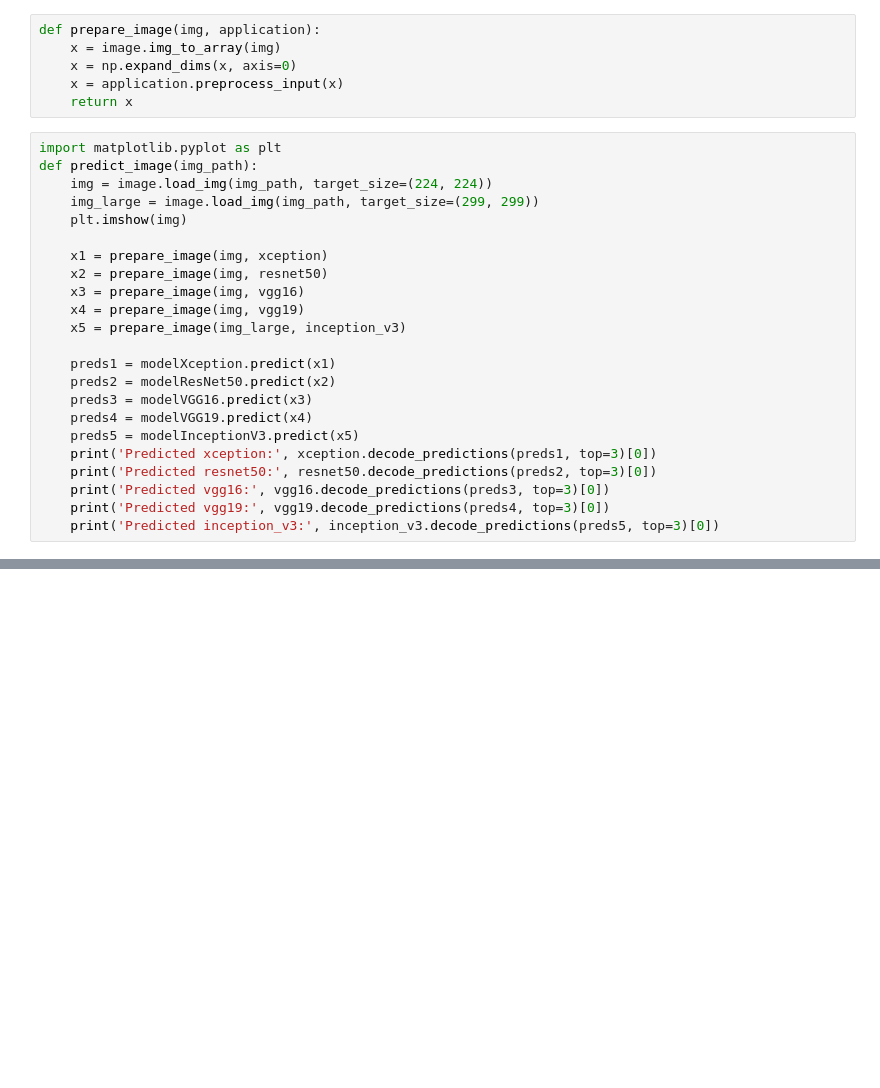
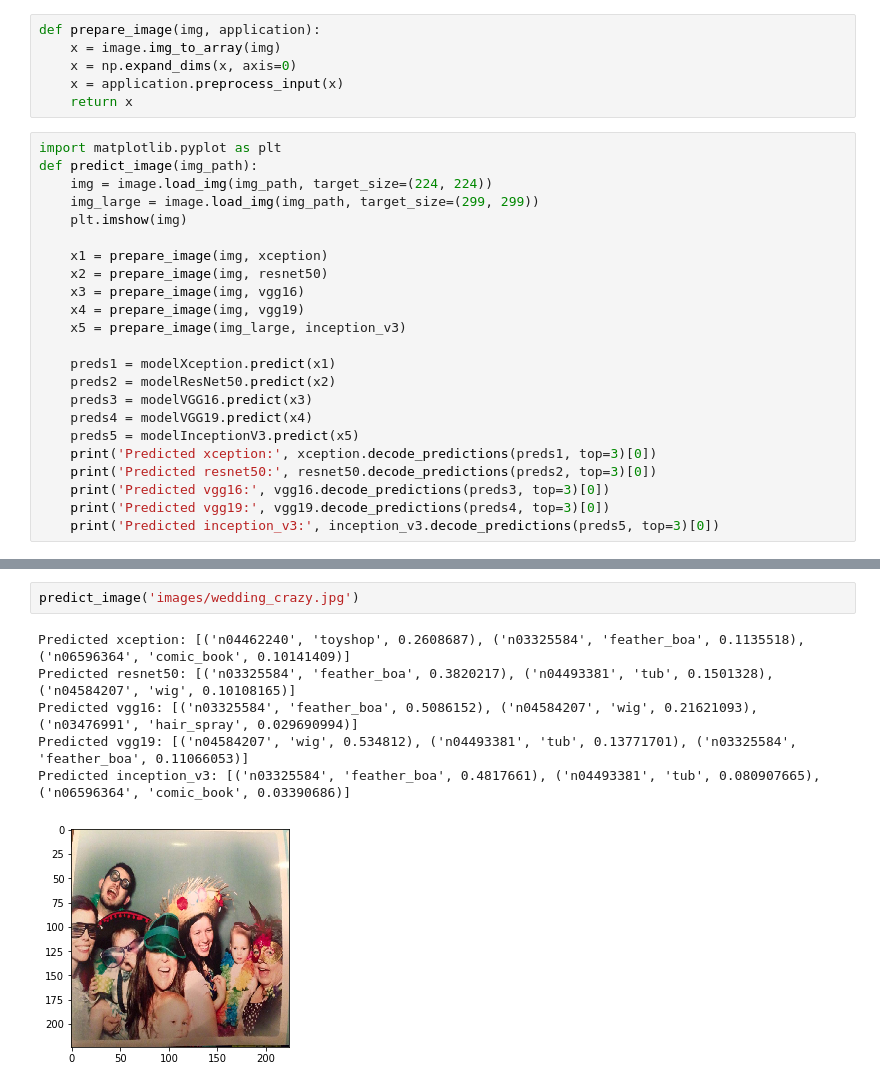
Before and after one commit to kjprice/deep-learning-with-python, a Jupyter notebook: Classify with pretrained model.ipynb, the cells around one changed output, grey strips where cells are left out. Drawn from its saved outputs; the diff is of its cells as text; blank space fills up the shorter version.

```diff
--- a/Classify with pretrained model.ipynb
+++ b/Classify with pretrained model.ipynb
@@ -98,0 +94,9 @@ Predicted inception_v3: [('n04116512', 'rubber_eraser', 0.67845994), ('n04118776
+# %%
+predict_image('images/wedding_crazy.jpg')
+# %% [output]
+Predicted xception: [('n04462240', 'toyshop', 0.2608687), ('n03325584', 'feather_boa', 0.1135518), ('n06596364', 'comic_book', 0.10141409)]
+Predicted resnet50: [('n03325584', 'feather_boa', 0.3820217), ('n04493381', 'tub', 0.1501328), ('n04584207', 'wig', 0.10108165)]
+Predicted vgg16: [('n03325584', 'feather_boa', 0.5086152), ('n04584207', 'wig', 0.21621093), ('n03476991', 'hair_spray', 0.029690994)]
+Predicted vgg19: [('n04584207', 'wig', 0.534812), ('n04493381', 'tub', 0.13771701), ('n03325584', 'feather_boa', 0.11066053)]
+Predicted inception_v3: [('n03325584', 'feather_boa', 0.4817661), ('n04493381', 'tub', 0.080907665), ('n06596364', 'comic_book', 0.03390686)]
+[figure, added]
```
Also changed, not shown: parts of 10 cells of this notebook, 5 other files.
